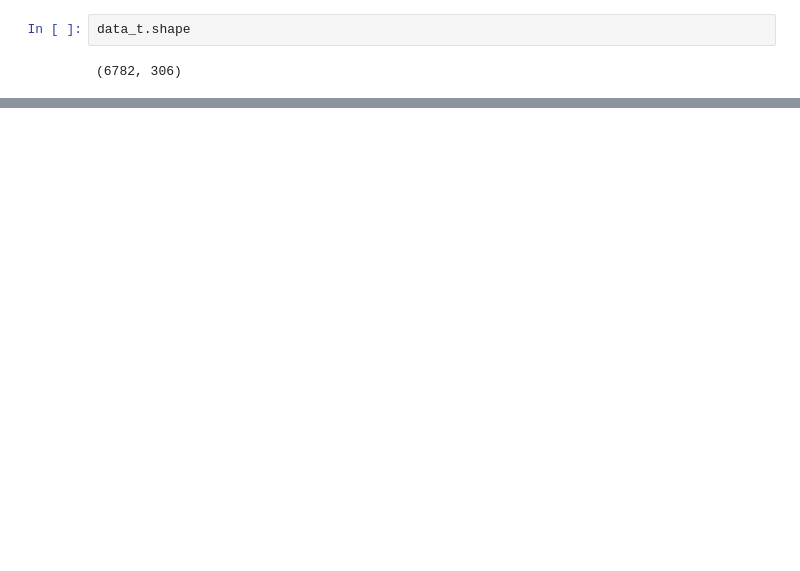
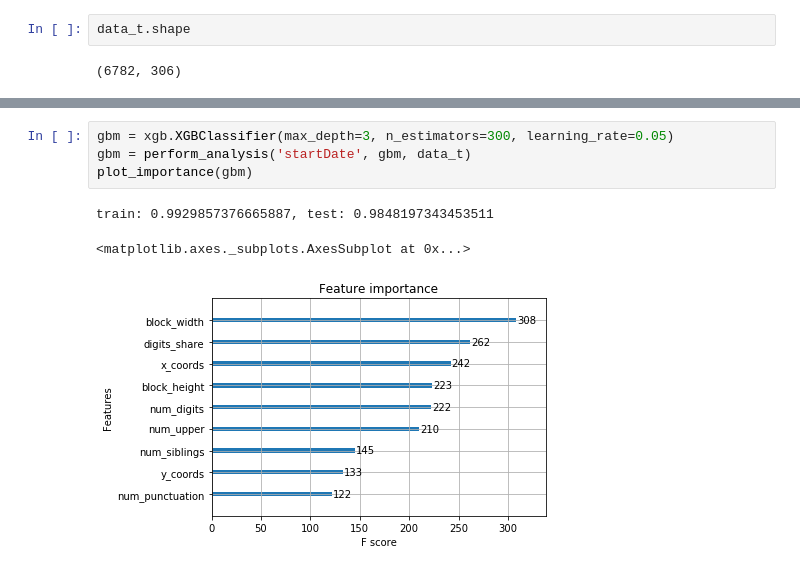
Before and after one commit to galinaalperovich/SocioPath, a Jupyter notebook: notebooks/Analysis 6 (Models with text).ipynb, the cells around one changed output, grey strips where cells are left out. Drawn from its saved outputs; the diff is of its cells as text; blank space fills up the shorter version.

```diff
--- a/notebooks/Analysis 6 (Models with text).ipynb
+++ b/notebooks/Analysis 6 (Models with text).ipynb
@@ -91,0 +134,8 @@ Feature ranking:
+# %%
+gbm = xgb.XGBClassifier(max_depth=3, n_estimators=300, learning_rate=0.05)
+gbm = perform_analysis('startDate', gbm, data_t)
+plot_importance(gbm)
+# %% [output]
+train: 0.9929857376665887, test: 0.9848197343453511
+<matplotlib.axes._subplots.AxesSubplot at 0x...>
+[figure, added]
```
Also changed, not shown: parts of 13 cells of this notebook, 10 other files.
